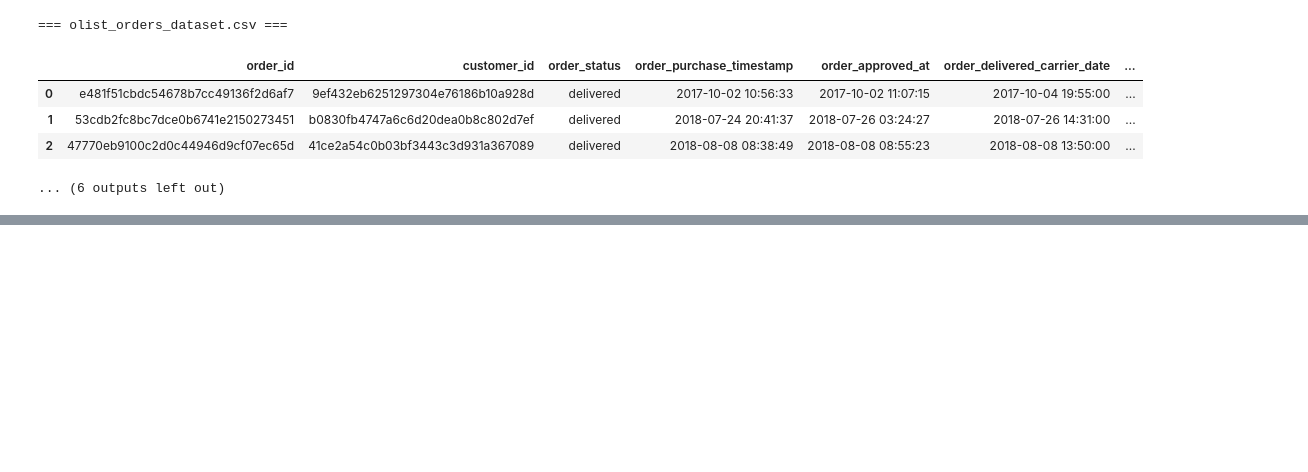
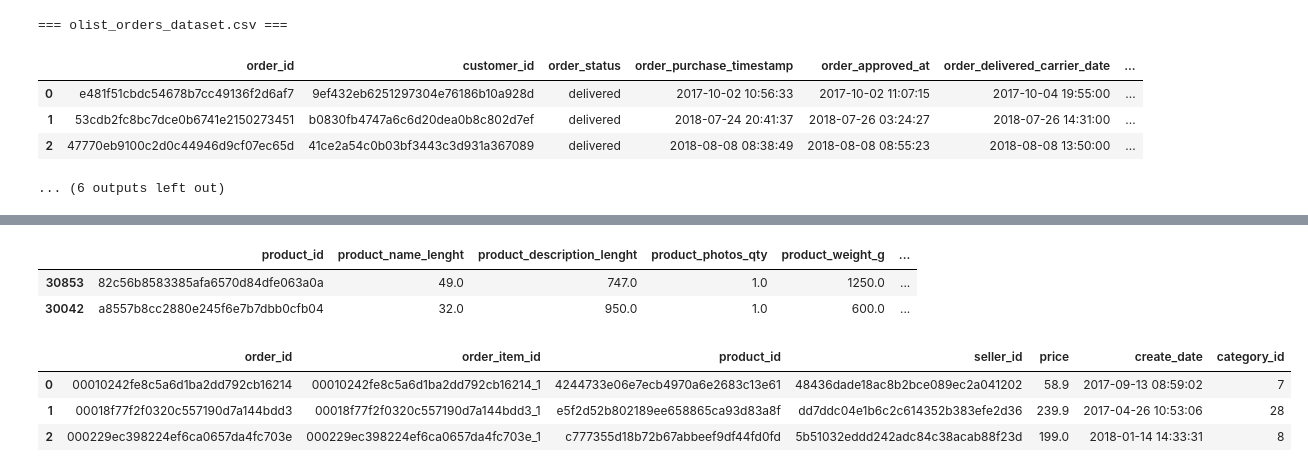
Before and after one commit to martin-merener/graph_ML_and_deep_learning_on_RDBs, a Jupyter notebook: kumoRFM_on_brazilian_ecommerce_RDB.ipynb, the cells around one changed output, grey strips where cells are left out. Saved outputs shown, nothing was run; the diff lists cells and outputs as text; code cells hidden in the pictures; blank space fills up the shorter version.

```diff
--- a/kumoRFM_on_brazilian_ecommerce_RDB.ipynb
+++ b/kumoRFM_on_brazilian_ecommerce_RDB.ipynb
@@ -332,0 +96,25 @@ order_items['order_item_id'] = order_items['order_id'].astype(str) + '_' + order
+# %%
+# CREATE A CATEGORY TABLE, AND REPLACE THE CATEGORY NAME IN PRODUCTS BY A CATEGORY ID
+products_df = load_dataset("products")
+categories_df = products_df[['product_category_name']].drop_duplicates().copy()
+categories_df['category_id'] = range(1, 1+categories_df.shape[0])
+products_df = products_df.merge(categories_df, on='product_category_name', how='left')
+products_df.drop(columns = ['product_category_name'], inplace=True)
+products_df.sample(2)
+# %% [output]
+|  | product_id | product_name_lenght | product_description_lenght | product_photos_qty | product_weight_g | ... |
+| 30853 | 82c56b8583385afa6570d84dfe063a0a | 49.0 | 747.0 | 1.0 | 1250.0 | ... |
+| 30042 | a8557b8cc2880e245f6e7b7dbb0cfb04 | 32.0 | 950.0 | 1.0 | 600.0 | ... |
+# %%
+# CREATE A UNIQUE ORDER ITEM ID, and add create date from orders, and add category_id from products.
+order_items_df = load_dataset("order_items")
+order_items_df['order_item_id'] = order_items_df['order_id'].astype(str) + '_' + order_items_df['order_item_id'].astype(str)
+order_items_df = order_items_df[['order_id', 'order_item_id', 'product_id', 'seller_id', 'price']].copy()
+order_items_df = order_items_df.merge(orders_df[['order_id', 'create_date']], on='order_id', how='left')
+order_items_df = order_items_df.merge(products_df[['product_id', 'category_id']], on='product_id', how='left')
+order_items_df.head(3)
+# %% [output]
+|  | order_id | order_item_id | product_id | seller_id | price | create_date | category_id |
+| 0 | 00010242fe8c5a6d1ba2dd792cb16214 | 00010242fe8c5a6d1ba2dd792cb16214_1 | 4244733e06e7ecb4970a6e2683c13e61 | 48436dade18ac8b2bce089ec2a041202 | 58.9 | 2017-09-13 08:59:02 | 7 |
+| 1 | 00018f77f2f0320c557190d7a144bdd3 | 00018f77f2f0320c557190d7a144bdd3_1 | e5f2d52b802189ee658865ca93d83a8f | dd7ddc04e1b6c2c614352b383efe2d36 | 239.9 | 2017-04-26 10:53:06 | 28 |
+| 2 | 000229ec398224ef6ca0657da4fc703e | 000229ec398224ef6ca0657da4fc703e_1 | c777355d18b72b67abbeef9df44fd0fd | 5b51032eddd242adc84c38acab88f23d | 199.0 | 2018-01-14 14:33:31 | 8 |
```
Also changed, not shown: parts of 57 cells of this notebook.
